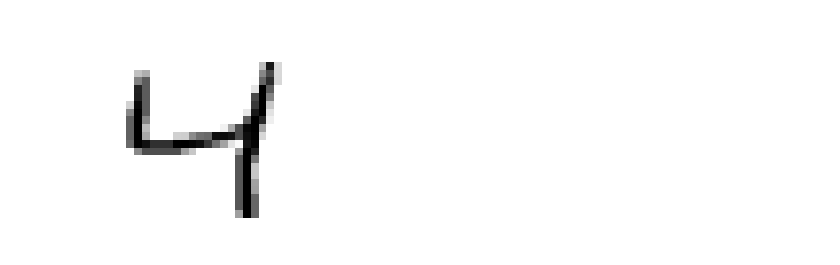
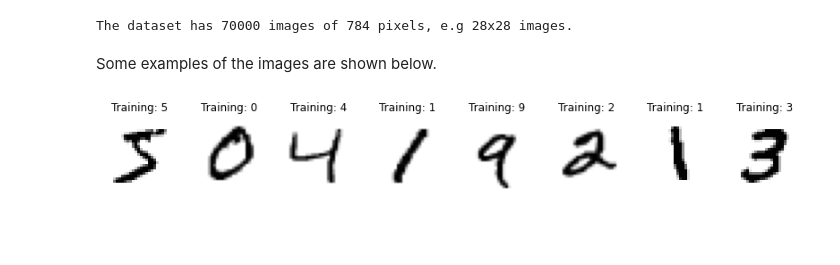
Before and after one commit to UribeAlejandro/ComputerVision_MNIST, a Jupyter notebook: MNIST_Approach.ipynb, the cells around one changed output. Saved outputs shown, nothing was run; the diff lists cells and outputs as text; code cells hidden in the pictures; blank space fills up the shorter version.

```diff
--- a/MNIST_Approach.ipynb
+++ b/MNIST_Approach.ipynb
@@ -5,0 +34,9 @@ import numpy as np
+# %%
+def plot_images(images_data,labels_data):
+    fig, axes = plt.subplots(1, 8,figsize=(14,2))
+    images_and_labels = list(zip(images_data, labels_data))
+    for ax, (image, label) in zip(axes, images_and_labels[:8]):
+        image = image.reshape(28,28)
+        ax.set_axis_off()
+        ax.imshow(image, cmap='binary')
+        ax.set_title('Training: %i' % label)
@@ -11,11 +203,13 @@ dict_keys(['data', 'target', 'feature_names', 'DESCR', 'details', 'categories',
 # %%
 X,y = mnist['data'], mnist['target']
+y.reshape(y.shape[0],1)
 y = y.astype(np.uint8)
+print(f'The dataset has {X.shape[0]} images of {X.shape[1]} pixels, e.g 28x28 images.')
+# %% [output]
+The dataset has 70000 images of 784 pixels, e.g 28x28 images.
-# %%
-some_digit = X[2]
-some_digit_image = some_digit.reshape(28,28)
-plt.imshow(some_digit_image,cmap="binary")
-plt.axis("off")
-plt.show()
-# %% [output]
-[figure, removed]
+# %% [markdown]
+Some examples of the images are shown below.
+# %%
+plot_images(X,y)
+# %% [output]
+[figure, added]
```
Also changed, not shown: parts of 40 cells of this notebook.
